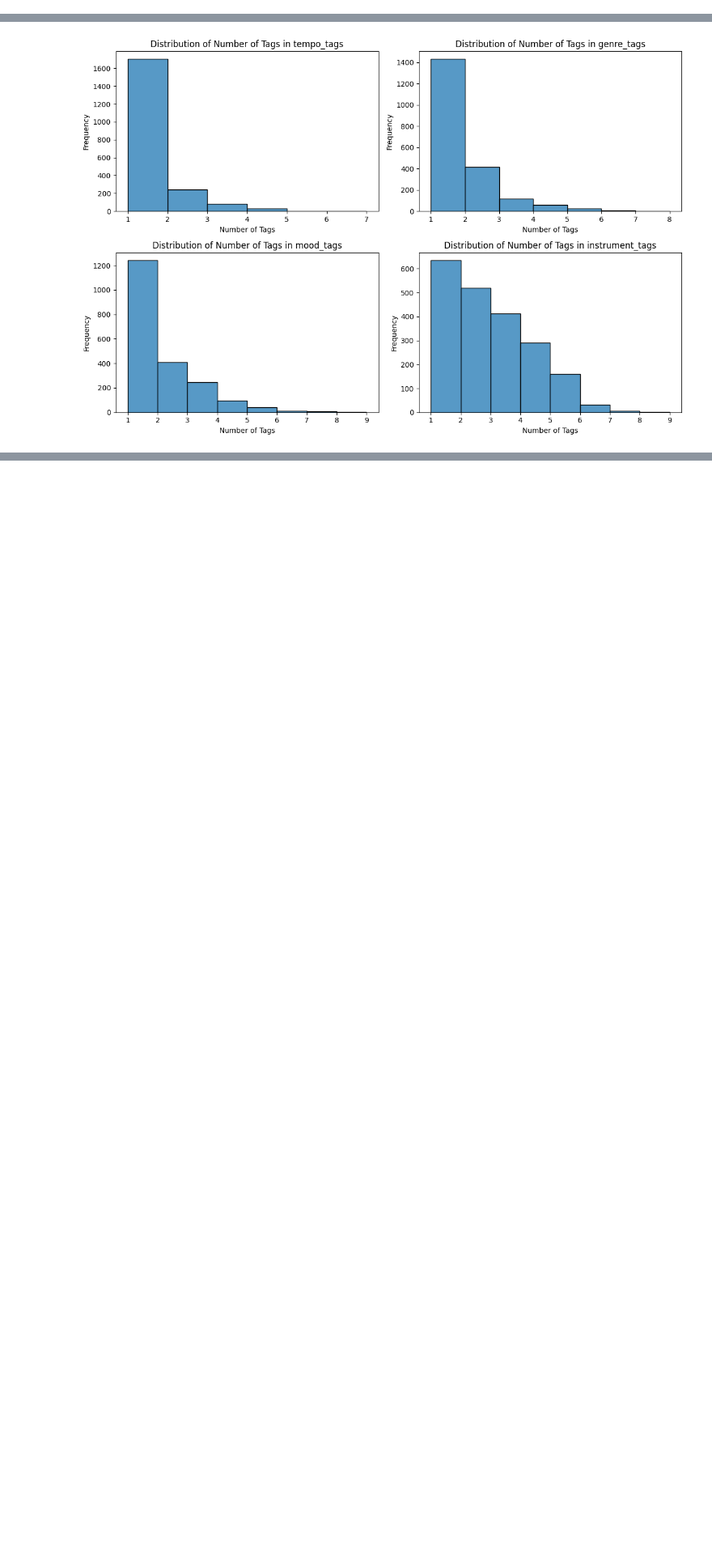
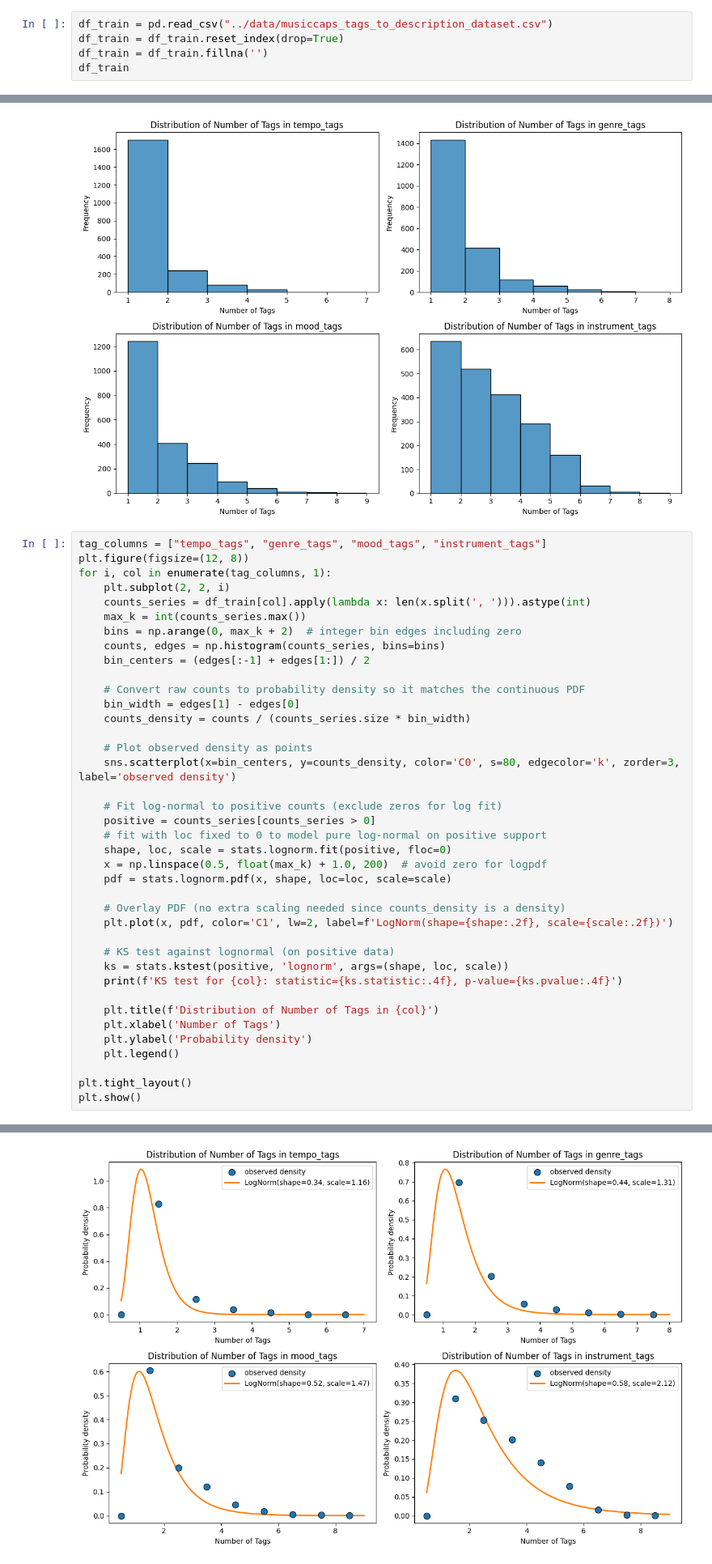
Before and after one commit to BrunoSienkiewicz/ConceptCaps, a Jupyter notebook: notebooks/tags-to-description-dataset.ipynb, the cells around one changed output, grey strips where cells are left out. Shown at 81% size. Drawn from its saved outputs; the diff is of its cells as text; blank space fills up the shorter version.

Commit message:
update: vae dataset

```diff
--- a/notebooks/tags-to-description-dataset.ipynb
+++ b/notebooks/tags-to-description-dataset.ipynb
@@ -91,3 +91,8 @@ df_train
 df_train.to_csv("../data/musiccaps_tags_to_description_dataset.csv", index=False)
 # %% [markdown]
 ## Analyse dataset
+# %%
+df_train = pd.read_csv("../data/musiccaps_tags_to_description_dataset.csv")
+df_train = df_train.reset_index(drop=True)
+df_train = df_train.fillna('')
+df_train
@@ -135,3 +154,43 @@ plt.tight_layout()
 plt.show()
 # %% [output]
 [figure]
+# %%
+tag_columns = ["tempo_tags", "genre_tags", "mood_tags", "instrument_tags"]
+plt.figure(figsize=(12, 8))
+for i, col in enumerate(tag_columns, 1):
+    plt.subplot(2, 2, i)
+    counts_series = df_train[col].apply(lambda x: len(x.split(', '))).astype(int)
+    max_k = int(counts_series.max())
+    bins = np.arange(0, max_k + 2)  # integer bin edges including zero
+    counts, edges = np.histogram(counts_series, bins=bins)
+    bin_centers = (edges[:-1] + edges[1:]) / 2
+
+    # Convert raw counts to probability density so it matches the continuous PDF
+    bin_width = edges[1] - edges[0]
+    counts_density = counts / (counts_series.size * bin_width)
+
+    # Plot observed density as points
+    sns.scatterplot(x=bin_centers, y=counts_density, color='C0', s=80, edgecolor='k', zorder=3, label='observed density')
+
+    # Fit log-normal to positive counts (exclude zeros for log fit)
+    positive = counts_series[counts_series > 0]
+    # fit with loc fixed to 0 to model pure log-normal on positive support
+    shape, loc, scale = stats.lognorm.fit(positive, floc=0)
+    x = np.linspace(0.5, float(max_k) + 1.0, 200)  # avoid zero for logpdf
+    pdf = stats.lognorm.pdf(x, shape, loc=loc, scale=scale)
+
+    # Overlay PDF (no extra scaling needed since counts_density is a density)
+    plt.plot(x, pdf, color='C1', lw=2, label=f'LogNorm(shape={shape:.2f}, scale={scale:.2f})')
+
+    # KS test against lognormal (on positive data)
+    ks = stats.kstest(positive, 'lognorm', args=(shape, loc, scale))
+    print(f'KS test for {col}: statistic={ks.statistic:.4f}, p-value={ks.pvalue:.4f}')
+
+    plt.title(f'Distribution of Number of Tags in {col}')
+    plt.xlabel('Number of Tags')
+    plt.ylabel('Probability density')
+    plt.legend()
+
+plt.tight_layout()
+plt.show()
+# %% [output]
@@ -138,3 +201,4 @@ plt.show()
+[figure, added]
 # %%
 # Correlation heatmap of tag counts
 tag_count_data = {}
```
Also changed, not shown: parts of 3 cells of this notebook, 15 other files.
